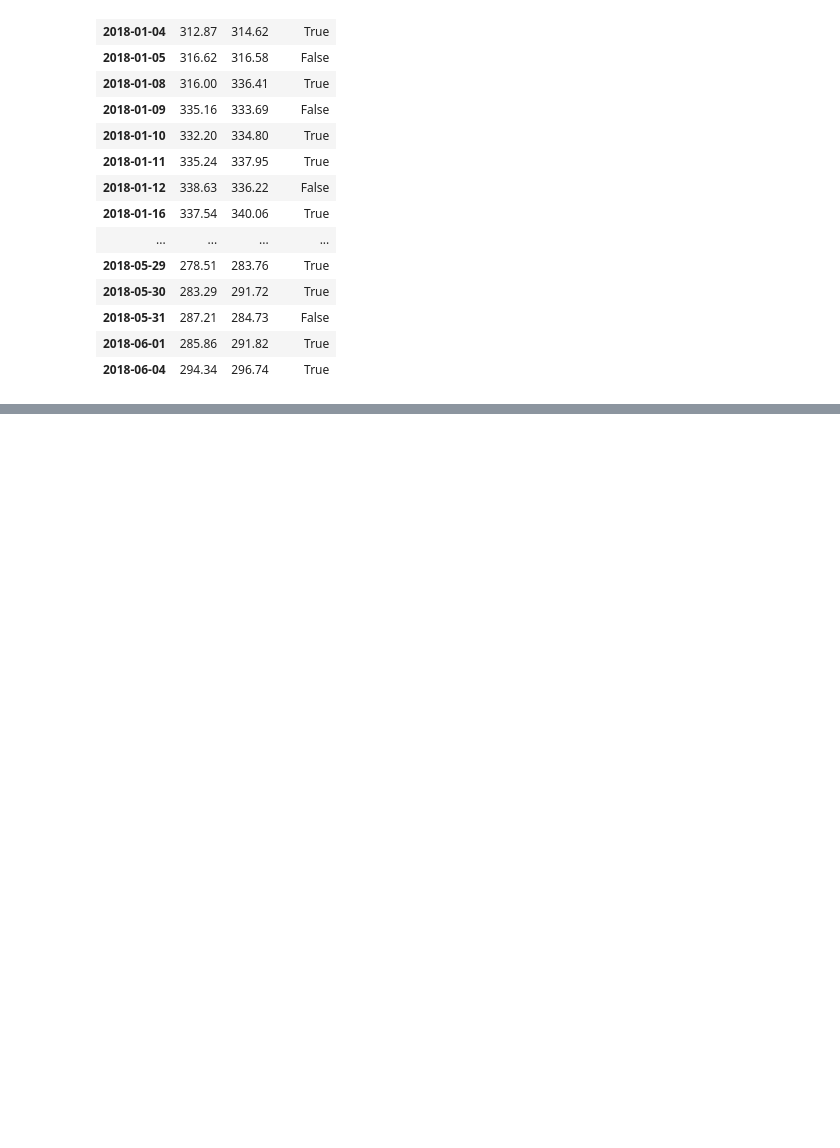
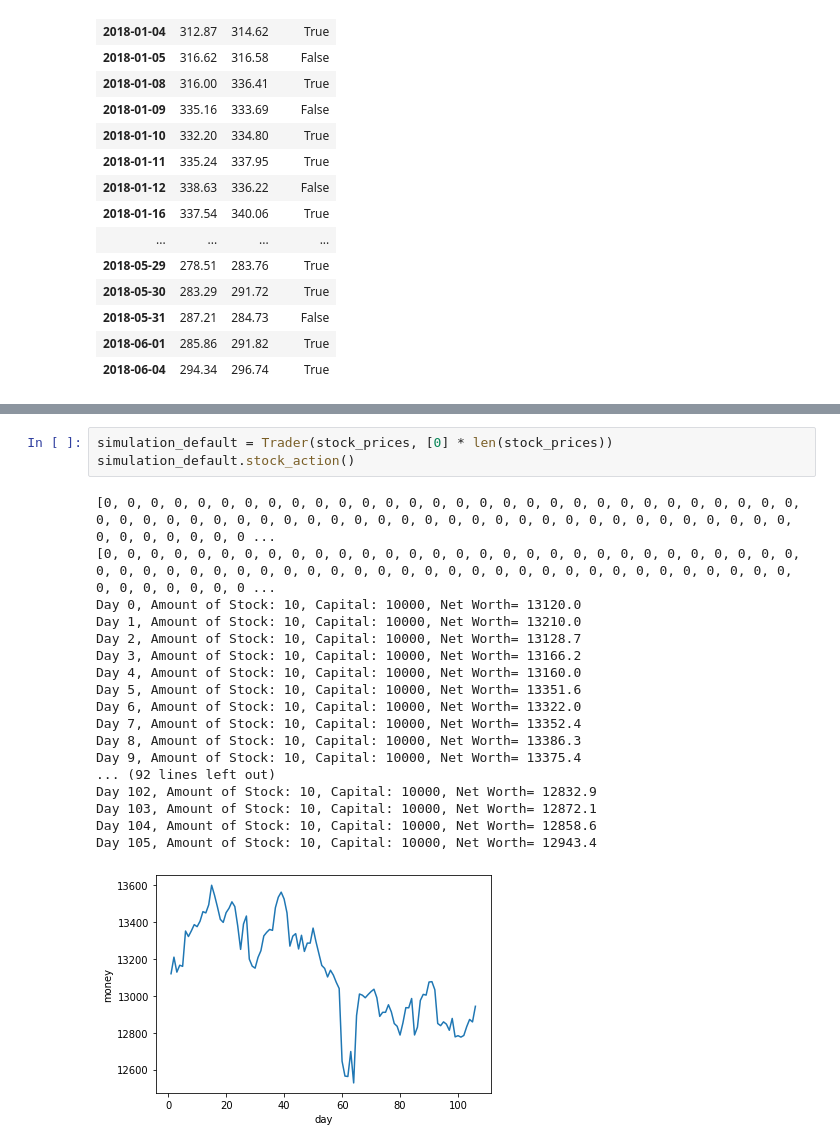
Before and after one commit to AliKarpuzoglu/Tweet_analysis_Stock_prediction, a Jupyter notebook: textblob_classifier.ipynb, the cells around one changed output, grey strips where cells are left out. Cells and saved outputs as stored; diff of their text form; blank space fills up the shorter version.

```diff
--- a/textblob_classifier.ipynb
+++ b/textblob_classifier.ipynb
@@ -174,0 +175,22 @@ Day 105, Amount of Stock: 39, Capital: 253.13999999999885, Net Worth= 11732.3999
+# %%
+simulation_default = Trader(stock_prices, [0] * len(stock_prices))
+simulation_default.stock_action()
+# %% [output]
+[0, 0, 0, 0, 0, 0, 0, 0, 0, 0, 0, 0, 0, 0, 0, 0, 0, 0, 0, 0, 0, 0, 0, 0, 0, 0, 0, 0, 0, 0, 0, 0, 0, 0, 0, 0, 0, 0, 0, 0, 0, 0, 0, 0, 0, 0, 0, 0, 0, 0, 0, 0, 0, 0, 0, 0, 0, 0, 0, 0, 0, 0, 0, 0, 0, 0, 0 ...
+[0, 0, 0, 0, 0, 0, 0, 0, 0, 0, 0, 0, 0, 0, 0, 0, 0, 0, 0, 0, 0, 0, 0, 0, 0, 0, 0, 0, 0, 0, 0, 0, 0, 0, 0, 0, 0, 0, 0, 0, 0, 0, 0, 0, 0, 0, 0, 0, 0, 0, 0, 0, 0, 0, 0, 0, 0, 0, 0, 0, 0, 0, 0, 0, 0, 0, 0 ...
+Day 0, Amount of Stock: 10, Capital: 10000, Net Worth= 13120.0
+Day 1, Amount of Stock: 10, Capital: 10000, Net Worth= 13210.0
+Day 2, Amount of Stock: 10, Capital: 10000, Net Worth= 13128.7
+Day 3, Amount of Stock: 10, Capital: 10000, Net Worth= 13166.2
+Day 4, Amount of Stock: 10, Capital: 10000, Net Worth= 13160.0
+Day 5, Amount of Stock: 10, Capital: 10000, Net Worth= 13351.6
+Day 6, Amount of Stock: 10, Capital: 10000, Net Worth= 13322.0
+Day 7, Amount of Stock: 10, Capital: 10000, Net Worth= 13352.4
+Day 8, Amount of Stock: 10, Capital: 10000, Net Worth= 13386.3
+Day 9, Amount of Stock: 10, Capital: 10000, Net Worth= 13375.4
+... (92 lines left out)
+Day 102, Amount of Stock: 10, Capital: 10000, Net Worth= 12832.9
+Day 103, Amount of Stock: 10, Capital: 10000, Net Worth= 12872.1
+Day 104, Amount of Stock: 10, Capital: 10000, Net Worth= 12858.6
+Day 105, Amount of Stock: 10, Capital: 10000, Net Worth= 12943.4
+[figure, added]
```
Also changed, not shown: parts of 2 cells of this notebook, 1 other file.
